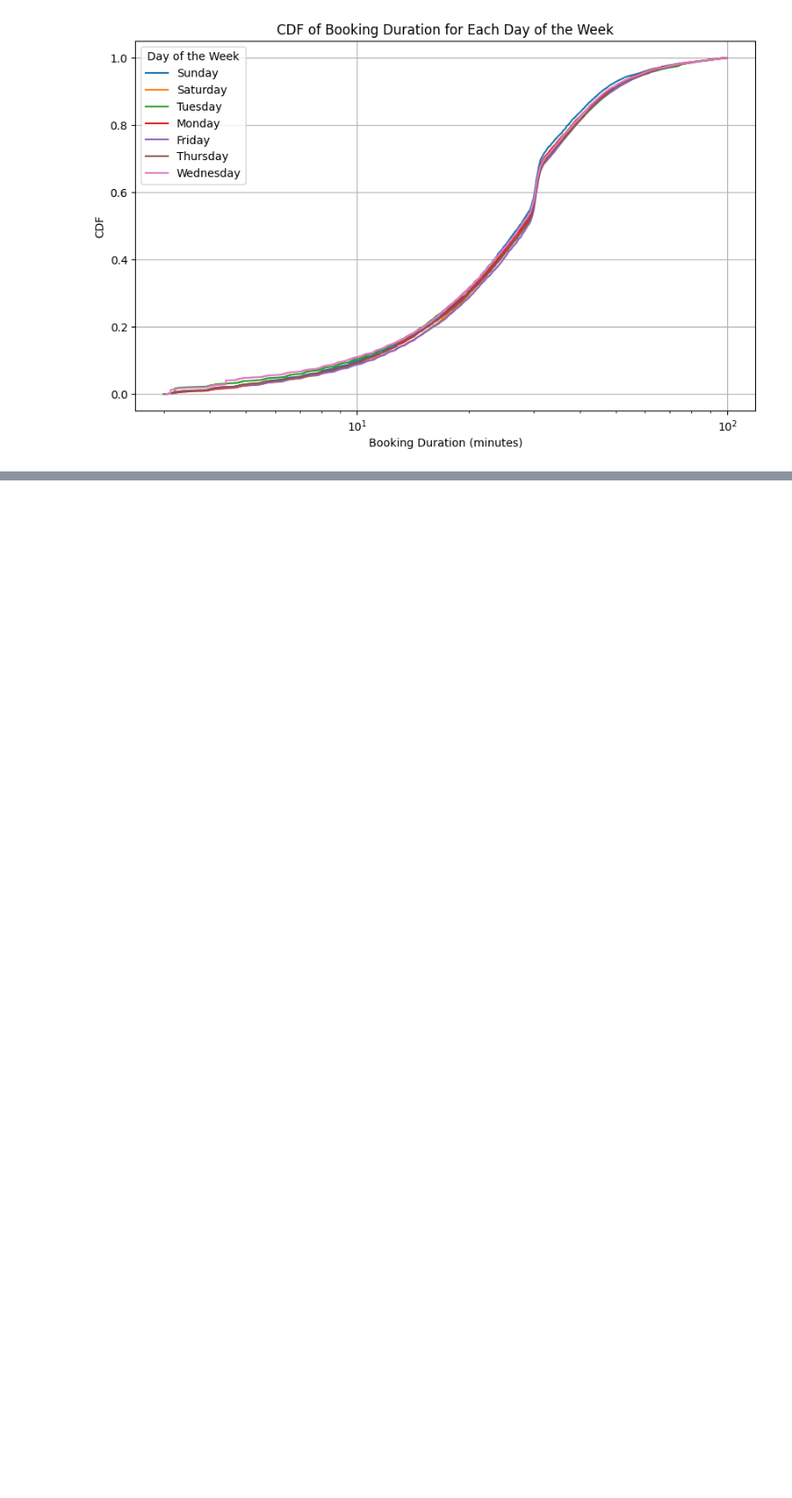
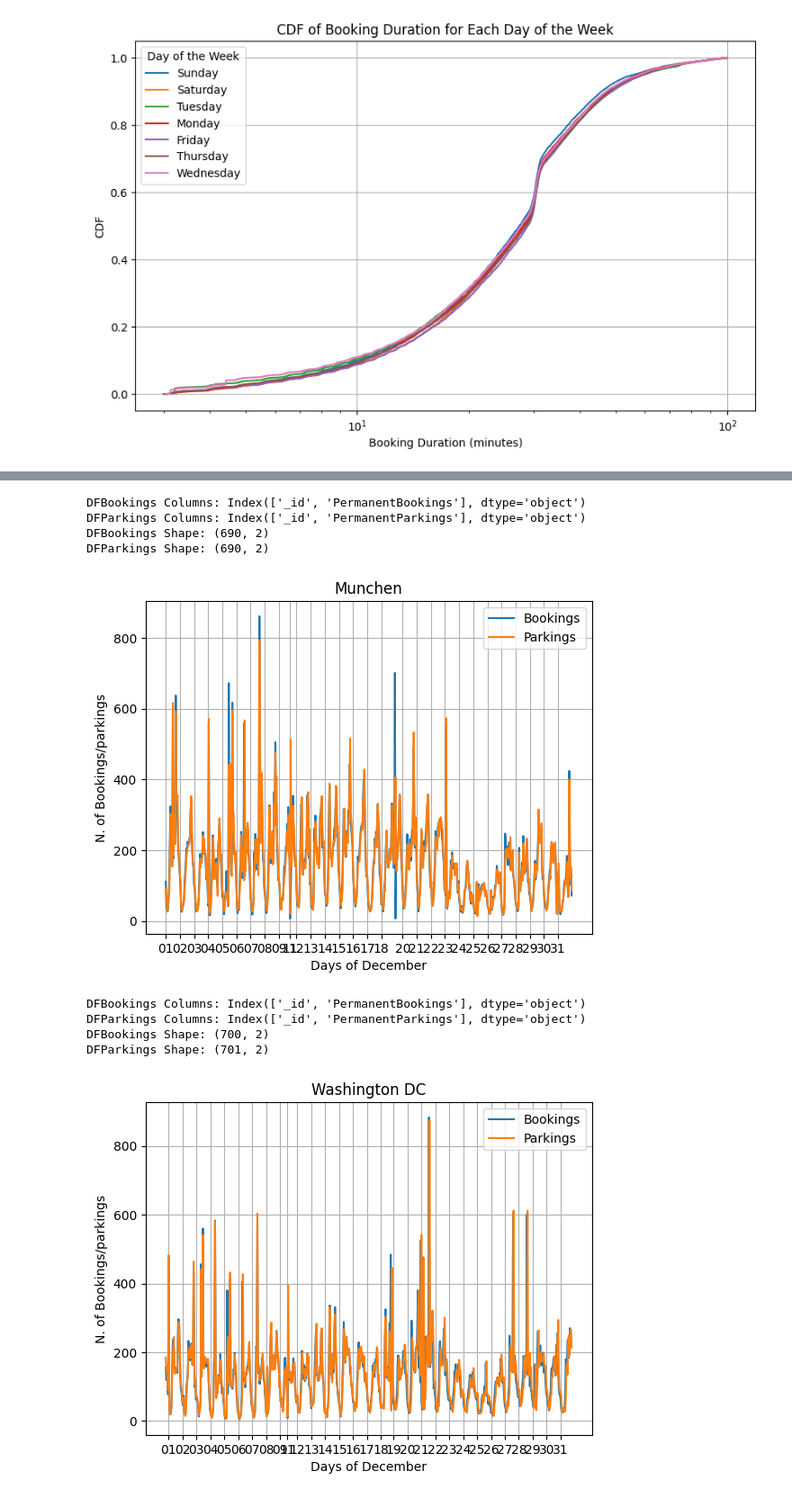
Before and after one commit to Mattiane/ICTforSmartMobilty_project, a Jupyter notebook: lab1.ipynb, the cells around one changed output, grey strips where cells are left out. Shown at 90% size. Drawn from its saved outputs; the diff is of its cells as text; code cells hidden in the pictures; blank space fills up the shorter version.

```diff
--- a/lab1.ipynb
+++ b/lab1.ipynb
@@ -466,13 +425,0 @@ plt.show()
-# %%
-total_rentals = sum(rentals)
-prob=[]
-for i in rentals:
-    prob.append(i/total_rentals)
-
-plt.figure(figsize=(10, 6))
-plt.bar(durations, prob, width=4)
-plt.xlabel("Duration of rental (minutes)")
-plt.ylabel("Probability")
-plt.title("Distribution of the probability of each rental in Milano")
-plt.xticks(ticks=durations, labels=[f"[{d},{d+5})" for d in durations], rotation=45)# used to aggregate the intervals in (0,5) - (5,1)..
-plt.show()
@@ -567,0 +464,65 @@ plt.show()
+# %%
+import pandas as pd
+date_init = datetime.strptime('2017-12-01T00:00:00', '%Y-%m-%dT%H:%M:%S')
+# date_init_Denver = datetime.strptime('2017-12-01T07:00:00', '%Y-%m-%dT%H:%M:%S')
+date_finish = datetime.strptime('2017-12-31T23:59:59', '%Y-%m-%dT%H:%M:%S')
+# date_finish_Denver = datetime.strptime('2017-12-31T17:59:59', '%Y-%m-%dT%H:%M:%S')
+init_unix = (date_init - datetime(1970, 1, 1)).total_seconds()
+finish_unix = (date_finish - datetime(1970, 1, 1)).total_seconds()
+Bookings = db["PermanentBookings"]
+Parkings = db["PermanentParkings"]
+cities = ["Munchen", "Washington DC", "Catania"]
+Hour_Day_Aggregation = {}
+for city in cities:
+    if city == "Catania":
+        Bookings = db["enjoy_PermanentBookings"]
+        Parkings = db["enjoy_PermanentParkings"]
+    Hour_Day_Aggregation['Bookings{0}'.format(city)] =Bookings.aggregate([
+        {"$match": {
+            "city": city,
+            "init_time": {"$gte": init_unix, "$lte": finish_unix}
+        }},
+        {"$project": {
+            "dow": {"$dayOfYear": "$init_date"},
+            "hour": {"$hour": "$init_date"}
+        }},
+        {"$group": {
+            "_id": {"dow": "$dow", "hour": "$hour"},
+            "PermanentBookings": {"$sum": 1}
+        }},
+        {"$sort": {
+            "_id": 1
+        }}
+    ])
+
+    Hour_Day_Aggregation['Parkings{0}'.format(city)] = Parkings.aggregate([
+        {"$match": {
+            "city": city,
+            "init_time": {"$gte": init_unix, "$lte": finish_unix}
+        }},
+        {"$project": {
+            "dow": {"$dayOfYear": "$init_date"},
+            "hour": {"$hour": "$init_date"},
+            "data": "$init_date"
+        }},
+        {"$group": {
+            "_id": {"dow": "$dow", "hour": "$hour"},
+            "PermanentParkings": {"$sum": 1}
+        }},
+        {"$sort": {
+            "_id": 1
+        }}
+    ])
+
+    ut_hour_day(city, Hour_Day_Aggregation['Bookings' + city], Hour_Day_Aggregation['Parkings' + city])
+# %% [output]
+DFBookings Columns: Index(['_id', 'PermanentBookings'], dtype='object')
+DFParkings Columns: Index(['_id', 'PermanentParkings'], dtype='object')
+DFBookings Shape: (690, 2)
+DFParkings Shape: (690, 2)
+[figure, added]
+DFBookings Columns: Index(['_id', 'PermanentBookings'], dtype='object')
+DFParkings Columns: Index(['_id', 'PermanentParkings'], dtype='object')
+DFBookings Shape: (700, 2)
+DFParkings Shape: (701, 2)
+[figure, added]
```
Also changed, not shown: parts of 17 cells of this notebook.
